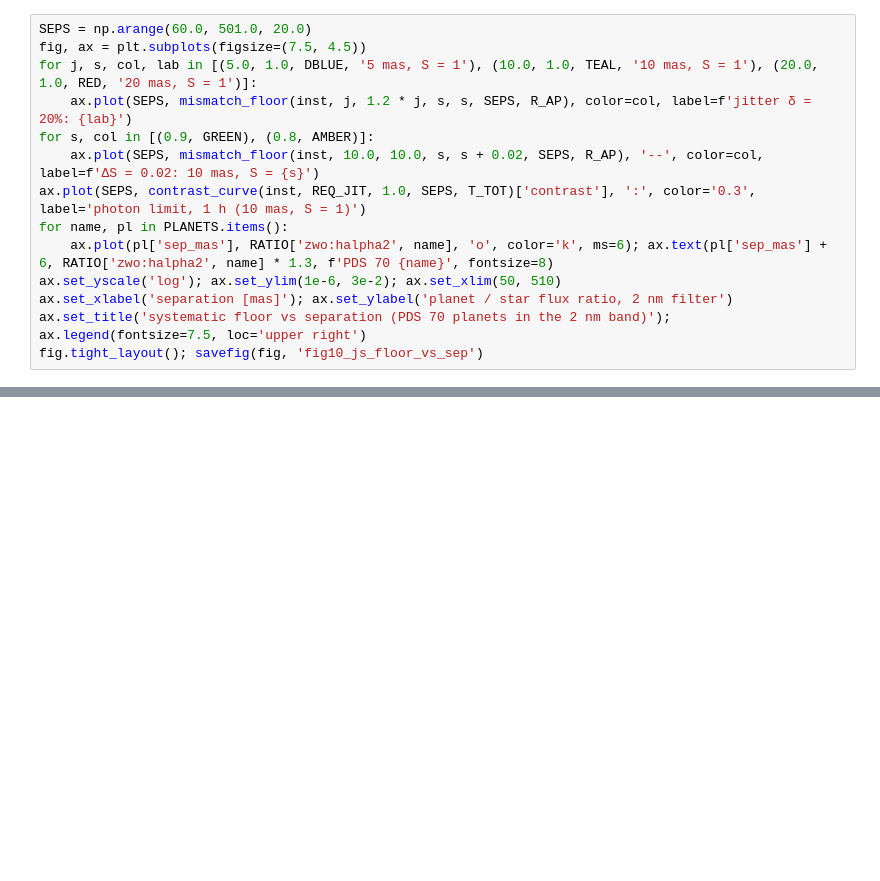
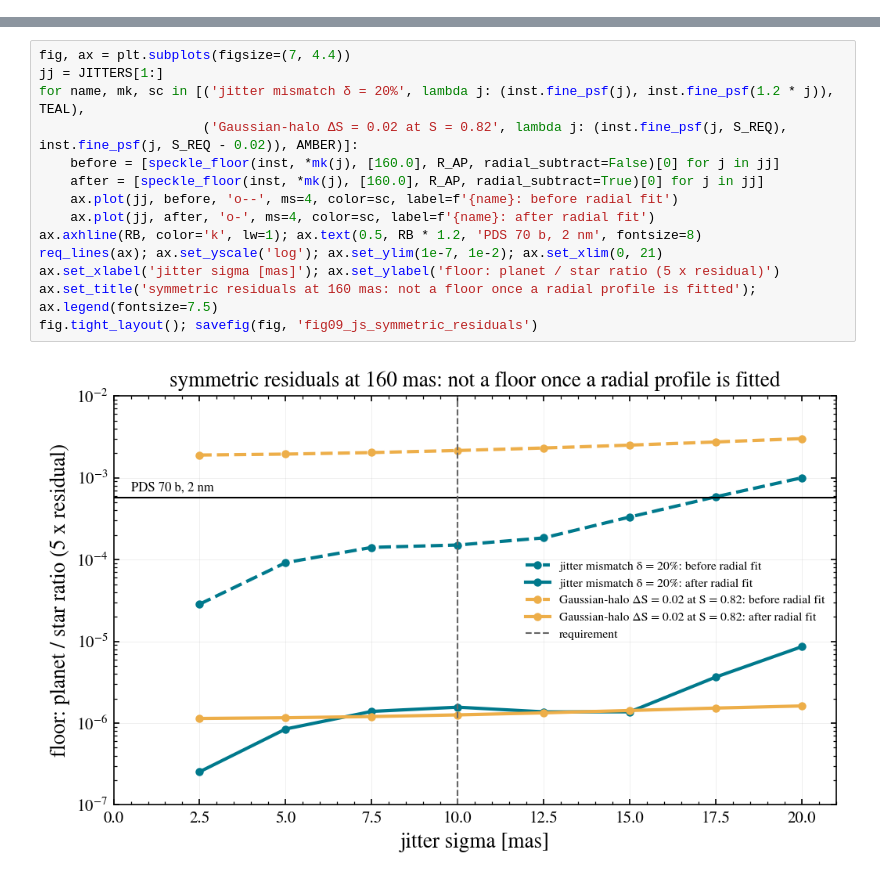
Before and after one commit to schmidt-observatories/wcc-sim, a Jupyter notebook: notebooks_scrap/halpha_hci_jitter_strehl.ipynb, the cells around one changed output, grey strips where cells are left out. Saved outputs shown, nothing was run; the diff lists cells and outputs as text; blank space fills up the shorter version.

```diff
--- a/notebooks_scrap/halpha_hci_jitter_strehl.ipynb
+++ b/notebooks_scrap/halpha_hci_jitter_strehl.ipynb
@@ -244,14 +214,0 @@ mismatch grid in 51 s
-# %%
-SEPS = np.arange(60.0, 501.0, 20.0)
-fig, ax = plt.subplots(figsize=(7.5, 4.5))
-for j, s, col, lab in [(5.0, 1.0, DBLUE, '5 mas, S = 1'), (10.0, 1.0, TEAL, '10 mas, S = 1'), (20.0, 1.0, RED, '20 mas, S = 1')]:
-    ax.plot(SEPS, mismatch_floor(inst, j, 1.2 * j, s, s, SEPS, R_AP), color=col, label=f'jitter δ = 20%: {lab}')
-for s, col in [(0.9, GREEN), (0.8, AMBER)]:
-    ax.plot(SEPS, mismatch_floor(inst, 10.0, 10.0, s, s + 0.02, SEPS, R_AP), '--', color=col, label=f'ΔS = 0.02: 10 mas, S = {s}')
-ax.plot(SEPS, contrast_curve(inst, REQ_JIT, 1.0, SEPS, T_TOT)['contrast'], ':', color='0.3', label='photon limit, 1 h (10 mas, S = 1)')
-for name, pl in PLANETS.items():
-    ax.plot(pl['sep_mas'], RATIO['zwo:halpha2', name], 'o', color='k', ms=6); ax.text(pl['sep_mas'] + 6, RATIO['zwo:halpha2', name] * 1.3, f'PDS 70 {name}', fontsize=8)
-ax.set_yscale('log'); ax.set_ylim(1e-6, 3e-2); ax.set_xlim(50, 510)
-ax.set_xlabel('separation [mas]'); ax.set_ylabel('planet / star flux ratio, 2 nm filter')
-ax.set_title('systematic floor vs separation (PDS 70 planets in the 2 nm band)'); ax.legend(fontsize=7.5, loc='upper right')
-fig.tight_layout(); savefig(fig, 'fig10_js_floor_vs_sep')
@@ -281,0 +224,16 @@ fig.tight_layout(); savefig(fig, 'fig11_js_halo_k')
+# %%
+fig, ax = plt.subplots(figsize=(7, 4.4))
+jj = JITTERS[1:]
+for name, mk, sc in [('jitter mismatch δ = 20%', lambda j: (inst.fine_psf(j), inst.fine_psf(1.2 * j)), TEAL),
+                     ('Gaussian-halo ΔS = 0.02 at S = 0.82', lambda j: (inst.fine_psf(j, S_REQ), inst.fine_psf(j, S_REQ - 0.02)), AMBER)]:
+    before = [speckle_floor(inst, *mk(j), [160.0], R_AP, radial_subtract=False)[0] for j in jj]
+    after = [speckle_floor(inst, *mk(j), [160.0], R_AP, radial_subtract=True)[0] for j in jj]
+    ax.plot(jj, before, 'o--', ms=4, color=sc, label=f'{name}: before radial fit')
+    ax.plot(jj, after, 'o-', ms=4, color=sc, label=f'{name}: after radial fit')
+ax.axhline(RB, color='k', lw=1); ax.text(0.5, RB * 1.2, 'PDS 70 b, 2 nm', fontsize=8)
+req_lines(ax); ax.set_yscale('log'); ax.set_ylim(1e-7, 1e-2); ax.set_xlim(0, 21)
+ax.set_xlabel('jitter sigma [mas]'); ax.set_ylabel('floor: planet / star ratio (5 x residual)')
+ax.set_title('symmetric residuals at 160 mas: not a floor once a radial profile is fitted'); ax.legend(fontsize=7.5)
+fig.tight_layout(); savefig(fig, 'fig09_js_symmetric_residuals')
+# %% [output]
+[figure, added]
```
Also changed, not shown: parts of 21 cells of this notebook, 39 other files.
